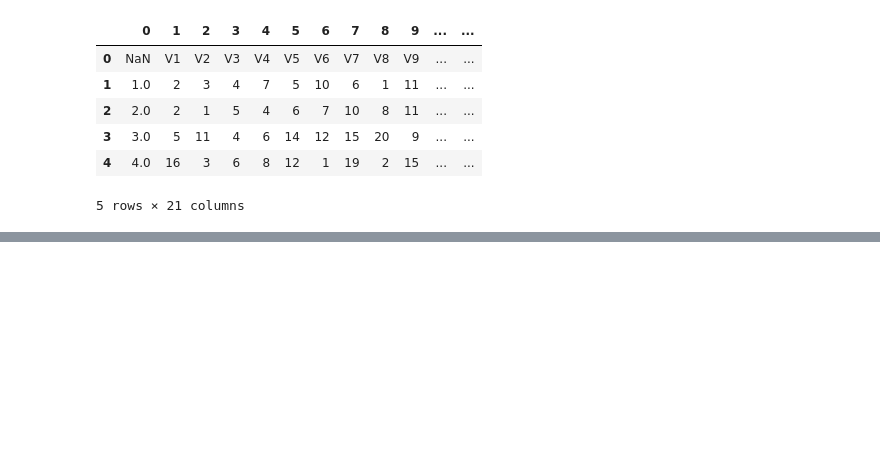
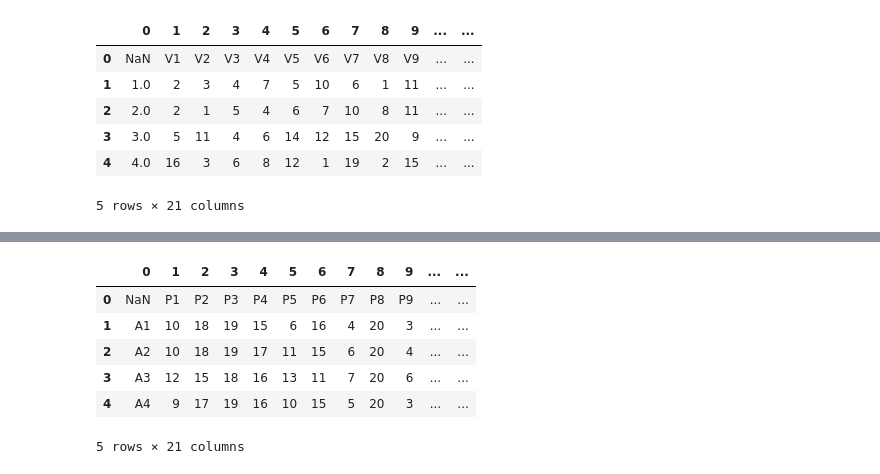
Before and after one commit to SylviaLiu2017/PseudoPy, a Jupyter notebook: PseudoSample.ipynb, the cells around one changed output, grey strips where cells are left out. Saved outputs shown, nothing was run; the diff lists cells and outputs as text; code cells hidden in the pictures; blank space fills up the shorter version.

```diff
--- a/PseudoSample.ipynb
+++ b/PseudoSample.ipynb
@@ -186,3 +186,14 @@ im, cbar = heatmap(heatMat, reversed(np.arange(1,n+1)), (np.arange(1,n+1)), ax=a
 # %%
 #fig, ax = plt.subplots()
 #im = ax.imshow(heatMat)
+# %%
+df_potatoes = pd.read_csv('./datasets/potato.csv',sep=',',header=None)
+df_potatoes.head()
+# %% [output]
+|  | 0 | 1 | 2 | 3 | 4 | 5 | 6 | 7 | 8 | 9 | ... | ... |
+| 0 | NaN | P1 | P2 | P3 | P4 | P5 | P6 | P7 | P8 | P9 | ... | ... |
+| 1 | A1 | 10 | 18 | 19 | 15 | 6 | 16 | 4 | 20 | 3 | ... | ... |
+| 2 | A2 | 10 | 18 | 19 | 17 | 11 | 15 | 6 | 20 | 4 | ... | ... |
+| 3 | A3 | 12 | 15 | 18 | 16 | 13 | 11 | 7 | 20 | 6 | ... | ... |
+| 4 | A4 | 9 | 17 | 19 | 16 | 10 | 15 | 5 | 20 | 3 | ... | ... |
+5 rows × 21 columns
```
Also changed, not shown: parts of 13 cells of this notebook, 1 other file.
